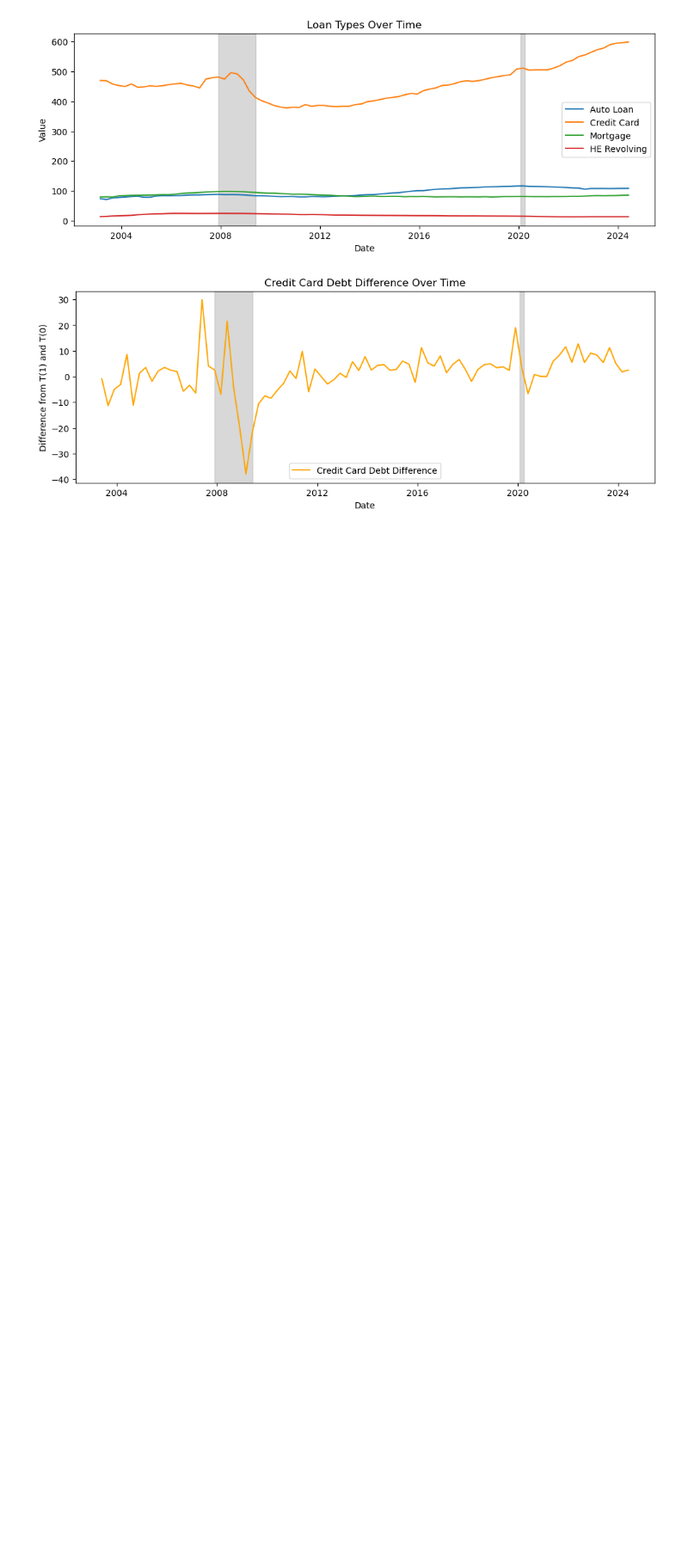
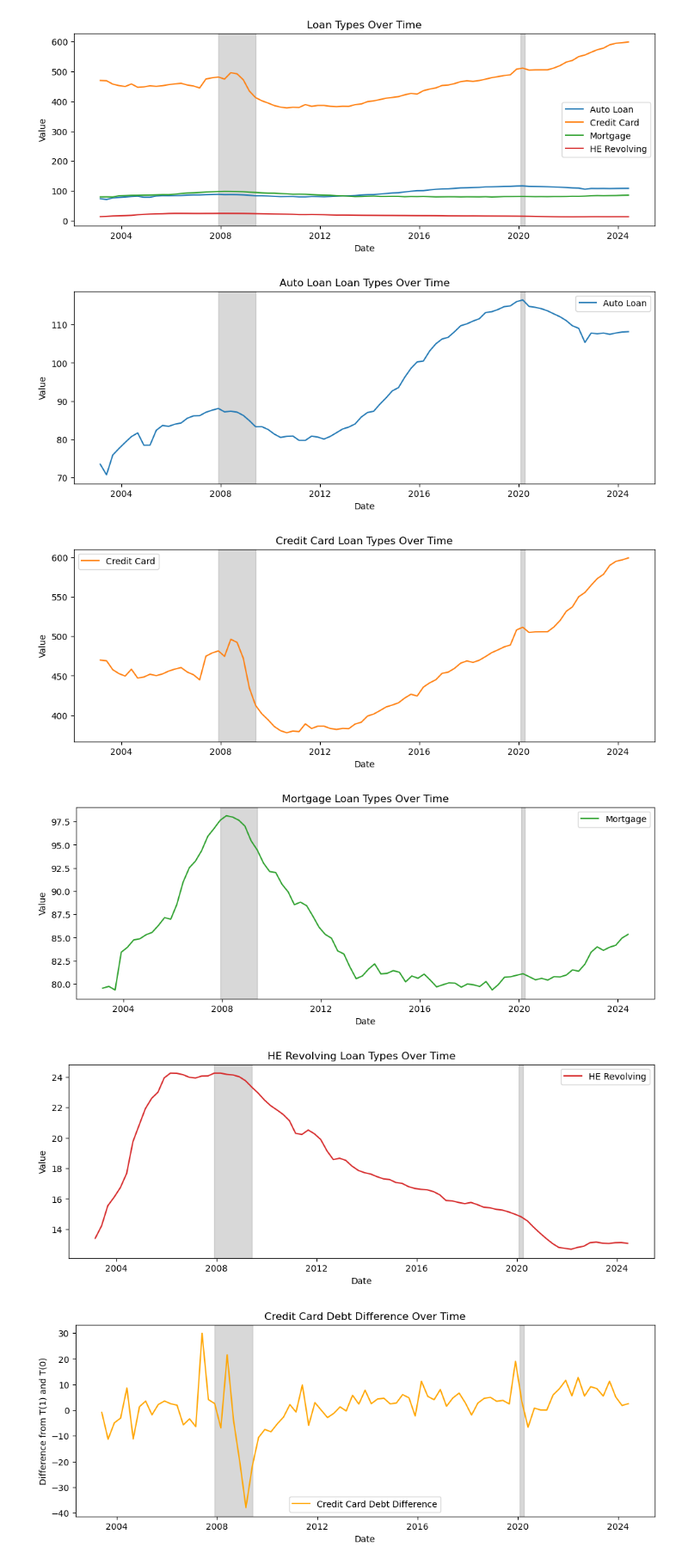
Before and after one commit to Jordanbarker/housing-analysis, a Jupyter notebook: housing_analysis.ipynb, the cells around one changed output. Shown at 86% size. Saved outputs shown, nothing was run; the diff lists cells and outputs as text; code cells hidden in the pictures; blank space fills up the shorter version.

```diff
--- a/housing_analysis.ipynb
+++ b/housing_analysis.ipynb
@@ -9,10 +9,12 @@ Sources:
 # %%
 import pandas as pd
 import matplotlib.pyplot as plt
+import matplotlib.colors as mcolors
 
+color_list = list(mcolors.TABLEAU_COLORS.keys())
 plt.rcParams["figure.figsize"] = (12, 4)
 
-recessions = pd.read_excel('data/housing_market/List_of_recessions_in_the_United_States.xlsx')
+recessions = pd.read_excel('data/List_of_recessions_in_the_United_States.xlsx')
 recessions['Start'] = pd.to_datetime(recessions['Start'])
 recessions['End'] = pd.to_datetime(recessions['End'])
 display(recessions.tail())
@@ -49,7 +51,7 @@ def prep_newyorkfed_data(df):
     df = clean_date_column(df)
     return drop_unnamed_columns(df)
 
-loan_types = pd.read_excel('data/housing_market/newyorkfed_household_debit_and_credit_report.xlsx', sheet_name='Page 4 Data', header=3)
+loan_types = pd.read_excel('data/newyorkfed_household_debit_and_credit_report.xlsx', sheet_name='Page 4 Data', header=3)
 loan_types = prep_newyorkfed_data(loan_types)
 loan_types.head()
 # %% [output]
@@ -60,8 +62,8 @@ loan_types.head()
 | 3 | 2003-12-01 | 77.64 | 452.71 | 83.42 | 16.10 |
 | 4 | 2004-03-01 | 79.22 | 449.62 | 83.95 | 16.73 |
 # %%
-for column in loan_types.columns[1:]:
-    plt.plot(loan_types['Date'], loan_types[column], label=column)
+for i, column in enumerate(loan_types.columns[1:]):
+    plt.plot(loan_types['Date'], loan_types[column], label=column, color=color_list[i])
 
 # Adding shaded regions
 for _, row in recessions.iterrows():
@@ -75,6 +77,25 @@ plt.legend()
 plt.show()
 # %% [output]
 [figure]
+# %%
+for i, column in enumerate(loan_types.columns[1:]):
+    plt.plot(loan_types['Date'], loan_types[column], label=column, color=color_list[i])
+
+    # Adding shaded regions
+    for _, row in recessions.iterrows():
+        if row['End'] > loan_types['Date'].min():
+            plt.axvspan(row['Start'], row['End'], color='gray', alpha=0.3)
+
+    plt.title(f'{column} Loan Types Over Time')
+    plt.xlabel('Date')
+    plt.ylabel('Value')
+    plt.legend()
+    plt.show()
+# %% [output]
+[figure, added]
+[figure, added]
+[figure, added]
+[figure, added]
 # %%
 plt.plot(loan_types['Date'], loan_types['Credit Card'].diff(), color='orange', label='Credit Card Debt Difference')
 
```
Also changed, not shown: parts of 21 cells of this notebook.
